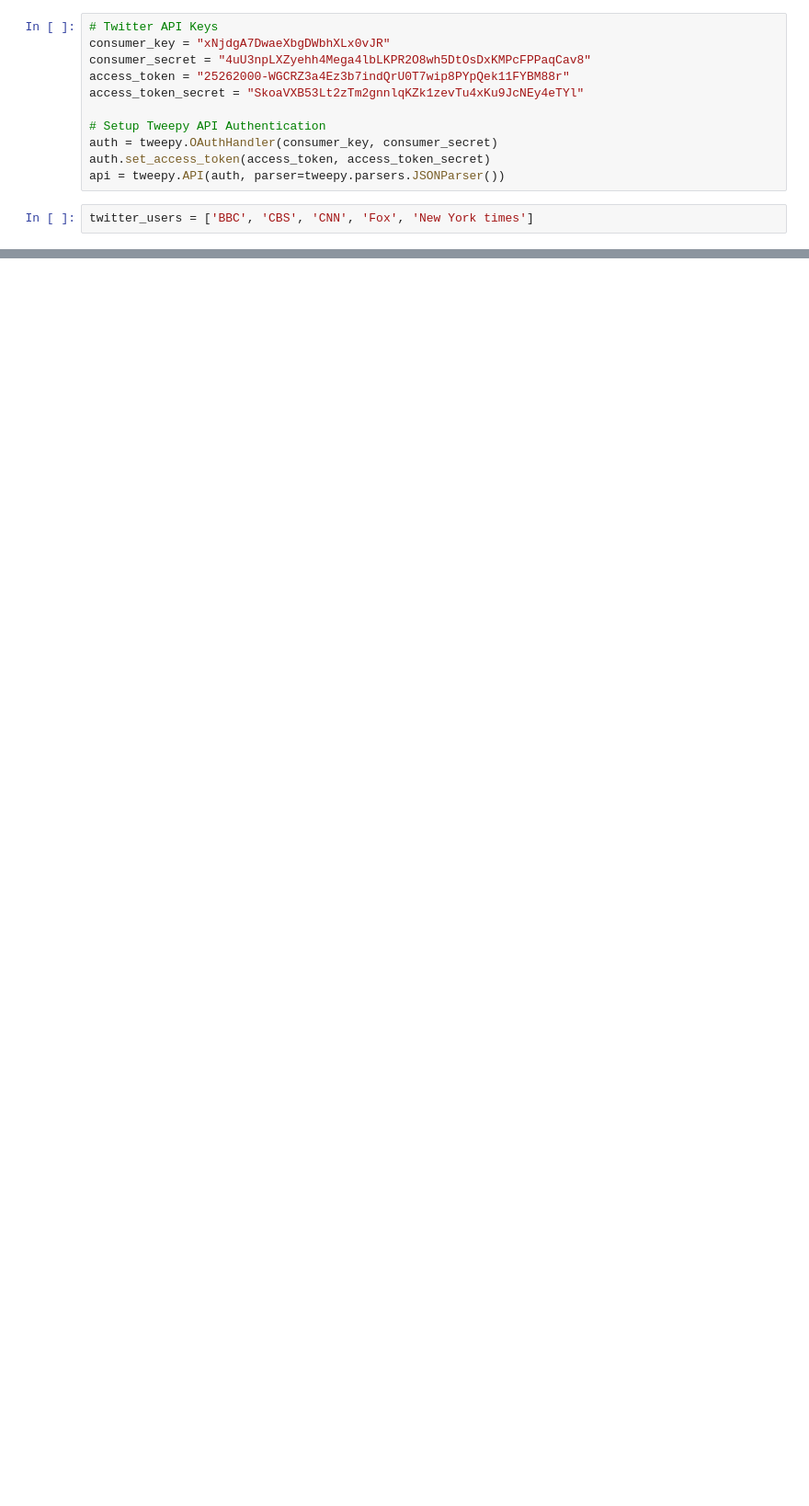
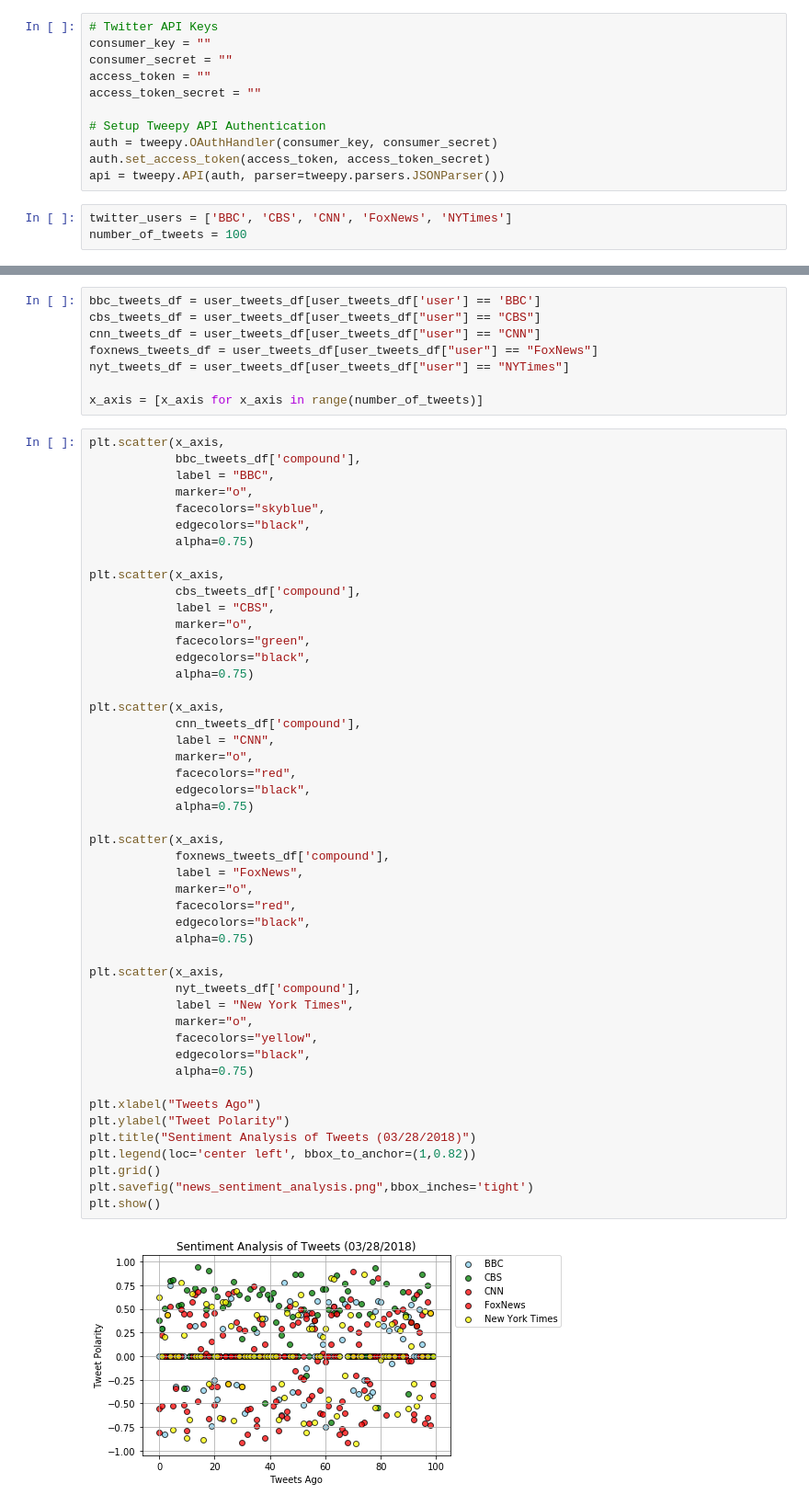
Before and after one commit to asureshb/ucb-data, a Jupyter notebook: SocialAnalytics/Twitter_NewsMood.ipynb, the cells around one changed output, grey strips where cells are left out. Shown at 92% size. Cells and saved outputs as stored; diff of their text form; blank space fills up the shorter version.

Commit message:
Social Analytics using Twitter Data

```diff
--- a/SocialAnalytics/Twitter_NewsMood.ipynb
+++ b/SocialAnalytics/Twitter_NewsMood.ipynb
@@ -11,14 +20,15 @@ from vaderSentiment.vaderSentiment import SentimentIntensityAnalyzer
 analyzer = SentimentIntensityAnalyzer()
 # %%
 # Twitter API Keys
-consumer_key = "xNjdgA7DwaeXbgDWbhXLx0vJR"
-consumer_secret = "4uU3npLXZyehh4Mega4lbLKPR2O8wh5DtOsDxKMPcFPPaqCav8"
-access_token = "25262000-WGCRZ3a4Ez3b7indQrU0T7wip8PYpQek11FYBM88r"
-access_token_secret = "SkoaVXB53Lt2zTm2gnnlqKZk1zevTu4xKu9JcNEy4eTYl"
+consumer_key = ""
+consumer_secret = ""
+access_token = ""
+access_token_secret = ""
 
 # Setup Tweepy API Authentication
 auth = tweepy.OAuthHandler(consumer_key, consumer_secret)
 auth.set_access_token(access_token, access_token_secret)
 api = tweepy.API(auth, parser=tweepy.parsers.JSONParser())
 # %%
-twitter_users = ['BBC', 'CBS', 'CNN', 'Fox', 'New York times']
+twitter_users = ['BBC', 'CBS', 'CNN', 'FoxNews', 'NYTimes']
+number_of_tweets = 100
@@ -70,0 +83,58 @@ plt.show()
+# %%
+bbc_tweets_df = user_tweets_df[user_tweets_df['user'] == 'BBC']
+cbs_tweets_df = user_tweets_df[user_tweets_df["user"] == "CBS"]
+cnn_tweets_df = user_tweets_df[user_tweets_df["user"] == "CNN"]
+foxnews_tweets_df = user_tweets_df[user_tweets_df["user"] == "FoxNews"]
+nyt_tweets_df = user_tweets_df[user_tweets_df["user"] == "NYTimes"]
+
+x_axis = [x_axis for x_axis in range(number_of_tweets)]
+# %%
+plt.scatter(x_axis,
+            bbc_tweets_df['compound'],
+            label = "BBC",
+            marker="o",
+            facecolors="skyblue",
+            edgecolors="black",
+            alpha=0.75)
+
+plt.scatter(x_axis,
+            cbs_tweets_df['compound'],
+            label = "CBS",
+            marker="o",
+            facecolors="green",
+            edgecolors="black",
+            alpha=0.75)
+
+plt.scatter(x_axis,
+            cnn_tweets_df['compound'],
+            label = "CNN",
+            marker="o",
+            facecolors="red",
+            edgecolors="black",
+            alpha=0.75)
+
+plt.scatter(x_axis,
+            foxnews_tweets_df['compound'],
+            label = "FoxNews",
+            marker="o",
+            facecolors="red",
+            edgecolors="black",
+            alpha=0.75)
+
+plt.scatter(x_axis,
+            nyt_tweets_df['compound'],
+            label = "New York Times",
+            marker="o",
+            facecolors="yellow",
+            edgecolors="black",
+            alpha=0.75)
+
+plt.xlabel("Tweets Ago")
+plt.ylabel("Tweet Polarity")
+plt.title("Sentiment Analysis of Tweets (03/28/2018)")
+plt.legend(loc='center left', bbox_to_anchor=(1,0.82))
+plt.grid()
+plt.savefig("news_sentiment_analysis.png",bbox_inches='tight')
+plt.show()
+# %% [output]
+[figure, added]
```
Also changed, not shown: parts of 10 cells of this notebook, 3 other files.
